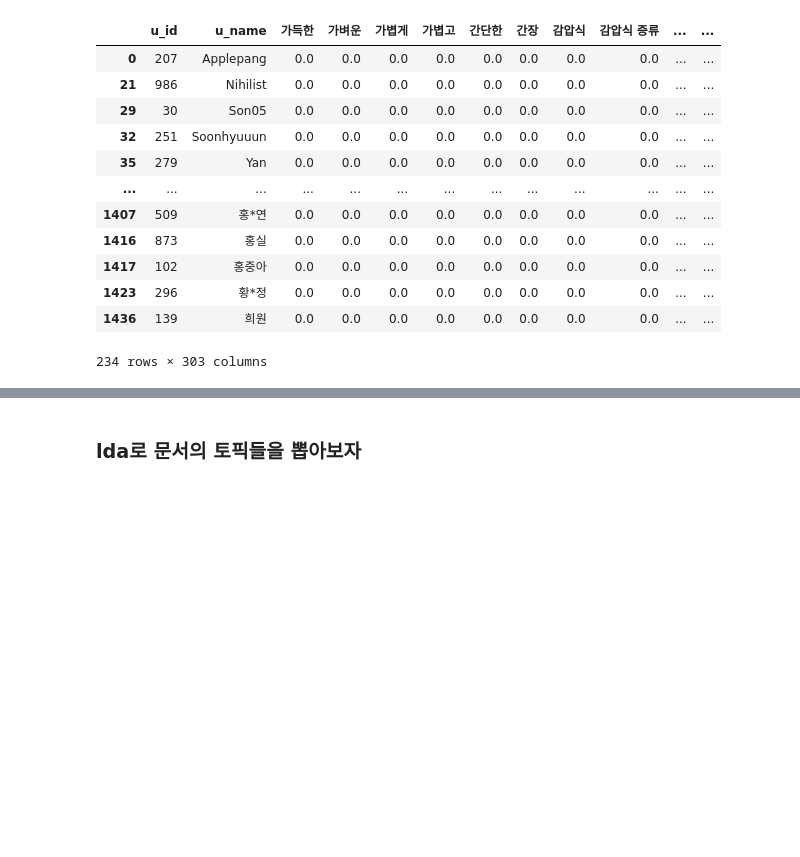
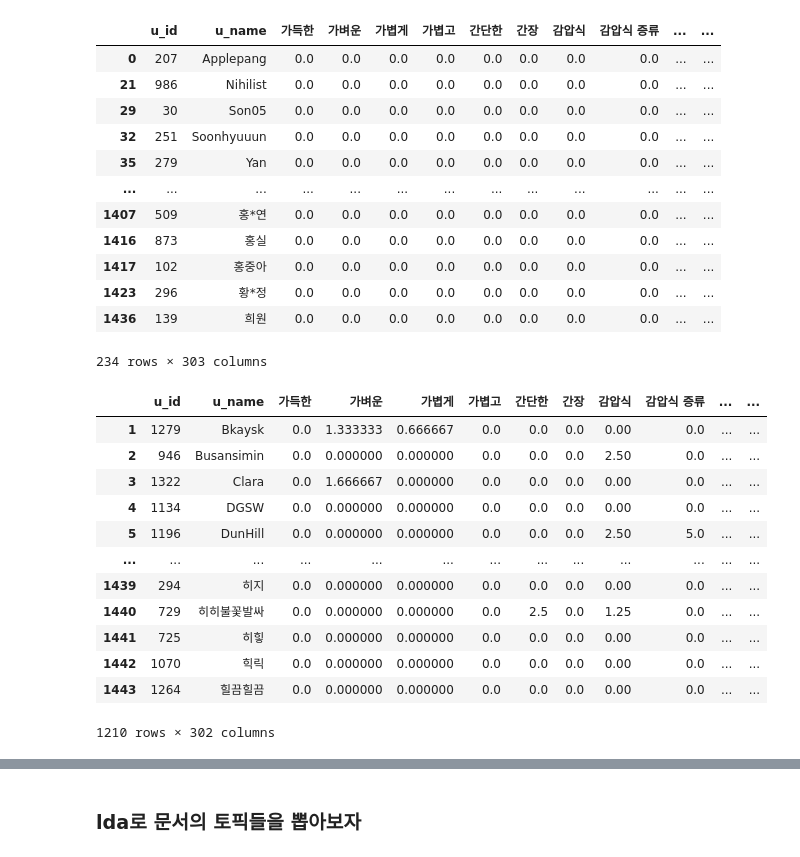
Before and after one commit to Team-alryeoju/alryeoju, a Jupyter notebook: model/profile.ipynb, the cells around one changed output, grey strips where cells are left out. Saved outputs shown, nothing was run; the diff lists cells and outputs as text; code cells hidden in the pictures; blank space fills up the shorter version.

Commit message:
프로파일 만들고, profile.ipynb에 계산하는 방법 있음  +  주석으로 추가해야 할 부분 적혀있음

```diff
--- a/model/profile.ipynb
+++ b/model/profile.ipynb
@@ -231,8 +250,9 @@ See the caveats in the documentation: https://pandas.pydata.org/pandas-docs/stab
 # %% [markdown]
 # 아이템 평가가 반영 되지 않은 사용자 리스트
 # %%
-
 demo['total'] = demo[al_col].sum(axis=1)
+# 리뷰 없는 사용자 아이디 리스트
+no_reviewer_uid = demo.loc[demo.total == 0].u_id.to_list()
 demo.loc[demo.total == 0]
 # %% [output]
 |  | u_id | u_name | 가득한 | 가벼운 | 가볍게 | 가볍고 | 간단한 | 간장 | 감압식 | 감압식 증류 | ... | ... |
@@ -248,3 +268,22 @@ demo.loc[demo.total == 0]
 | 1423 | 296 | 황*정 | 0.0 | 0.0 | 0.0 | 0.0 | 0.0 | 0.0 | 0.0 | 0.0 | ... | ... |
 | 1436 | 139 | 희원 | 0.0 | 0.0 | 0.0 | 0.0 | 0.0 | 0.0 | 0.0 | 0.0 | ... | ... |
 234 rows × 303 columns
+# %%
+# 리뷰 없는 사용자 제외
+user_profile = demo.loc[~demo.u_id.isin(no_reviewer_uid)][['u_id', 'u_name'] + al_col]
+user_profile.to_csv('user_profile.csv', encoding='utf8')
+user_profile
+# %% [output]
+|  | u_id | u_name | 가득한 | 가벼운 | 가볍게 | 가볍고 | 간단한 | 간장 | 감압식 | 감압식 증류 | ... | ... |
+| 1 | 1279 | Bkaysk | 0.0 | 1.333333 | 0.666667 | 0.0 | 0.0 | 0.0 | 0.00 | 0.0 | ... | ... |
+| 2 | 946 | Busansimin | 0.0 | 0.000000 | 0.000000 | 0.0 | 0.0 | 0.0 | 2.50 | 0.0 | ... | ... |
+| 3 | 1322 | Clara | 0.0 | 1.666667 | 0.000000 | 0.0 | 0.0 | 0.0 | 0.00 | 0.0 | ... | ... |
+| 4 | 1134 | DGSW | 0.0 | 0.000000 | 0.000000 | 0.0 | 0.0 | 0.0 | 0.00 | 0.0 | ... | ... |
+| 5 | 1196 | DunHill | 0.0 | 0.000000 | 0.000000 | 0.0 | 0.0 | 0.0 | 2.50 | 5.0 | ... | ... |
+| ... | ... | ... | ... | ... | ... | ... | ... | ... | ... | ... | ... | ... |
+| 1439 | 294 | 히지 | 0.0 | 0.000000 | 0.000000 | 0.0 | 0.0 | 0.0 | 0.00 | 0.0 | ... | ... |
+| 1440 | 729 | 히히불꽃발싸 | 0.0 | 0.000000 | 0.000000 | 0.0 | 2.5 | 0.0 | 1.25 | 0.0 | ... | ... |
+| 1441 | 725 | 히힣 | 0.0 | 0.000000 | 0.000000 | 0.0 | 0.0 | 0.0 | 0.00 | 0.0 | ... | ... |
+| 1442 | 1070 | 힉릭 | 0.0 | 0.000000 | 0.000000 | 0.0 | 0.0 | 0.0 | 0.00 | 0.0 | ... | ... |
+| 1443 | 1264 | 힐끔힐끔 | 0.0 | 0.000000 | 0.000000 | 0.0 | 0.0 | 0.0 | 0.00 | 0.0 | ... | ... |
+1210 rows × 302 columns
```
Also changed, not shown: parts of 18 cells of this notebook, 2 other files.
